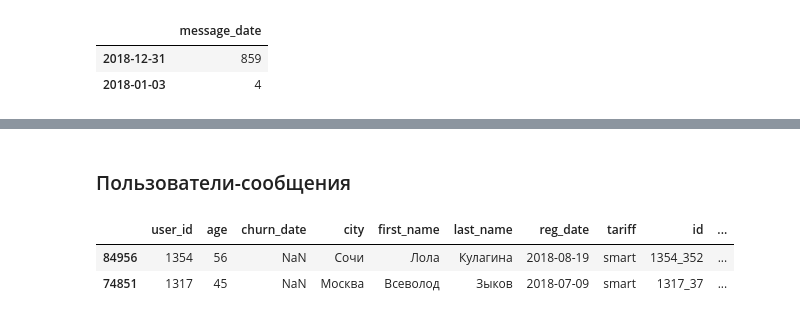
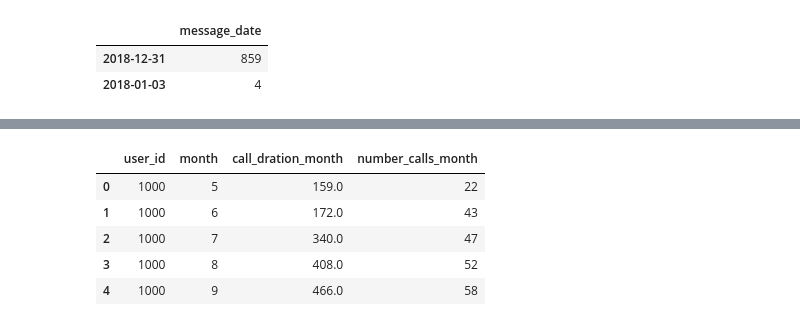
Before and after one commit to Lelenoir/DataAnalystPraktikum, a Jupyter notebook: Спринт 6/Спринт 6. Статистический анализ данных.ipynb, the cells around one changed output, grey strips where cells are left out. Cells and saved outputs as stored; diff of their text form; code cells hidden in the pictures.

```diff
--- a/Спринт 6/Спринт 6. Статистический анализ данных.ipynb
+++ b/Спринт 6/Спринт 6. Статистический анализ данных.ipynb
@@ -308,0 +294,12 @@ users_calls['duration_ceil'] = users_calls['duration'].apply(np.ceil)
+# %%
+# в каждом датафрейме есть дата использования интернета, смс и звонка
+# необходимо привести тип к datetime
+
+calls['call_date'] = pd.to_datetime(calls['call_date'])
+messages['message_date'] = pd.to_datetime(messages['message_date'])
+internet['session_date'] = pd.to_datetime(internet['session_date'])
+# %%
+# округляем секунды в звонках, по условию тарифа
+
+calls['duration'] = calls['duration'].apply(np.ceil)
+calls.sample(4)
@@ -308,0 +312,11 @@ users_calls['duration_ceil'] = users_calls['duration'].apply(np.ceil)
+# %%
+# проставляем месяц
+
+calls['month'] = calls['call_date'].dt.month
+messages['month'] = messages['message_date'].dt.month
+internet['month'] = internet['session_date'].dt.month
+
+# проверка
+display(calls.sample(2))
+display(messages.sample(2))
+display(internet.sample(2))
@@ -380,9 +337,14 @@ users_internet.sample(2)
-# %% [markdown]
-### Пользователи-сообщения
-# %%
-users_messages = users.merge(messages, how="left", on='user_id')
-users_messages.sample(2)
-# %% [output]
-|  | user_id | age | churn_date | city | first_name | last_name | reg_date | tariff | id | ... |
-| 84956 | 1354 | 56 | NaN | Сочи | Лола | Кулагина | 2018-08-19 | smart | 1354_352 | ... |
-| 74851 | 1317 | 45 | NaN | Москва | Всеволод | Зыков | 2018-07-09 | smart | 1317_37 | ... |
+# %%
+user_calls = (calls.groupby(['user_id', 'month'])
+                  .agg({'duration':'sum', 'id':'count'})
+                  .reset_index()
+                  .rename(columns={'duration':'call_dration_month','id':'number_calls_month'}))
+
+user_calls.head()
+# %% [output]
+|  | user_id | month | call_dration_month | number_calls_month |
+| 0 | 1000 | 5 | 159.0 | 22 |
+| 1 | 1000 | 6 | 172.0 | 43 |
+| 2 | 1000 | 7 | 340.0 | 47 |
+| 3 | 1000 | 8 | 408.0 | 52 |
+| 4 | 1000 | 9 | 466.0 | 58 |
```
Also changed, not shown: parts of 36 cells of this notebook.
